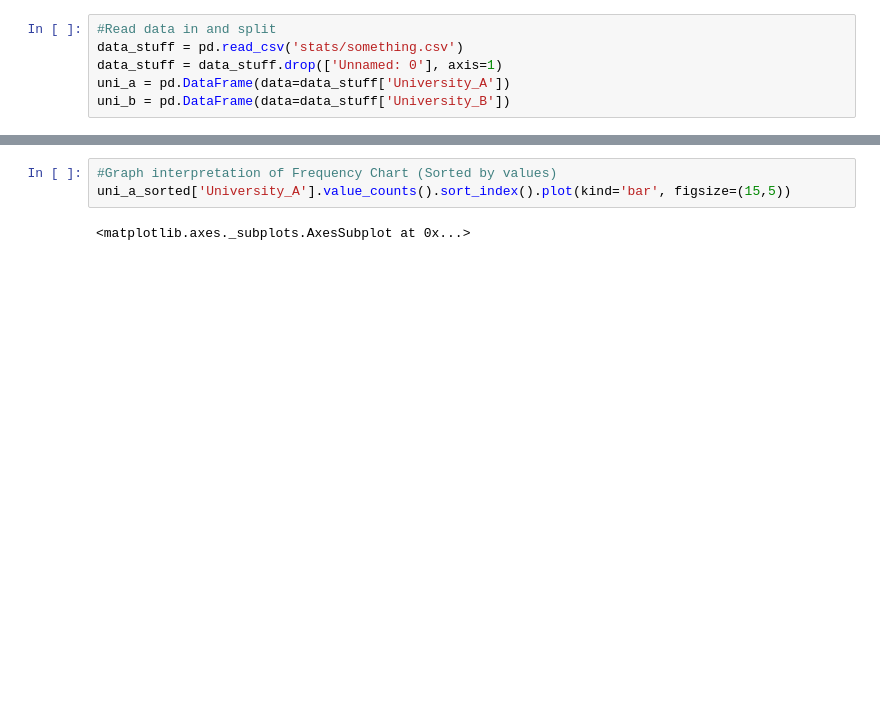
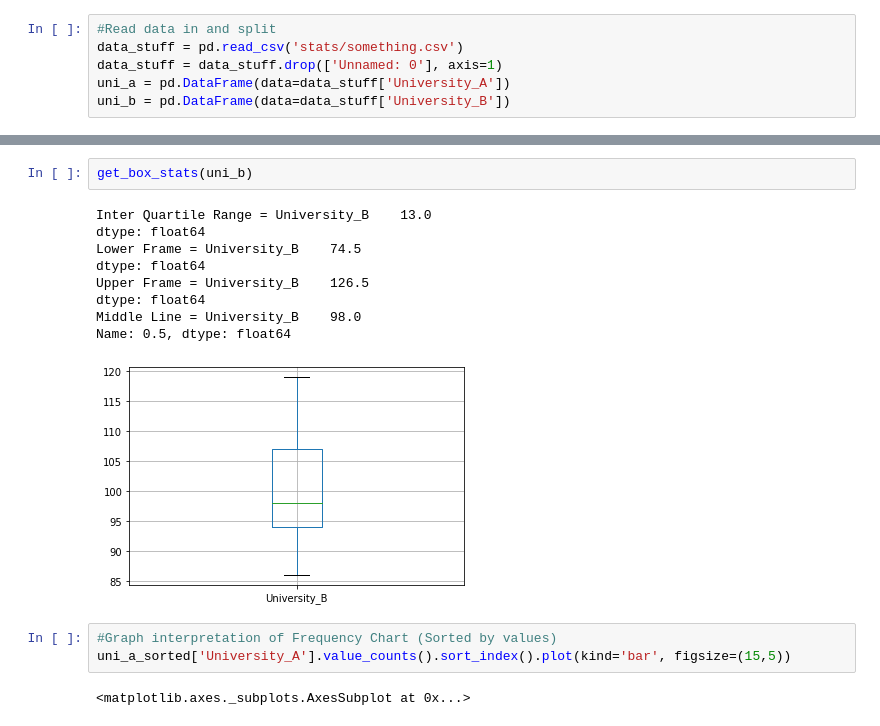
Before and after one commit to StevenCzar/mtsu_code, a Jupyter notebook: stats/math_2250.ipynb, the cells around one changed output, grey strips where cells are left out. Cells and saved outputs as stored; diff of their text form; blank space fills up the shorter version.

```diff
--- a/stats/math_2250.ipynb
+++ b/stats/math_2250.ipynb
@@ -61,3 +75,15 @@ uni_a_sorted
+# %%
+get_box_stats(uni_b)
+# %% [output]
+Inter Quartile Range = University_B    13.0
+dtype: float64
+Lower Frame = University_B    74.5
+dtype: float64
+Upper Frame = University_B    126.5
+dtype: float64
+Middle Line = University_B    98.0
+Name: 0.5, dtype: float64
+[figure, added]
 # %%
 #Graph interpretation of Frequency Chart (Sorted by values)
 uni_a_sorted['University_A'].value_counts().sort_index().plot(kind='bar', figsize=(15,5))
```
Also changed, not shown: parts of 8 cells of this notebook, 6 other files.
